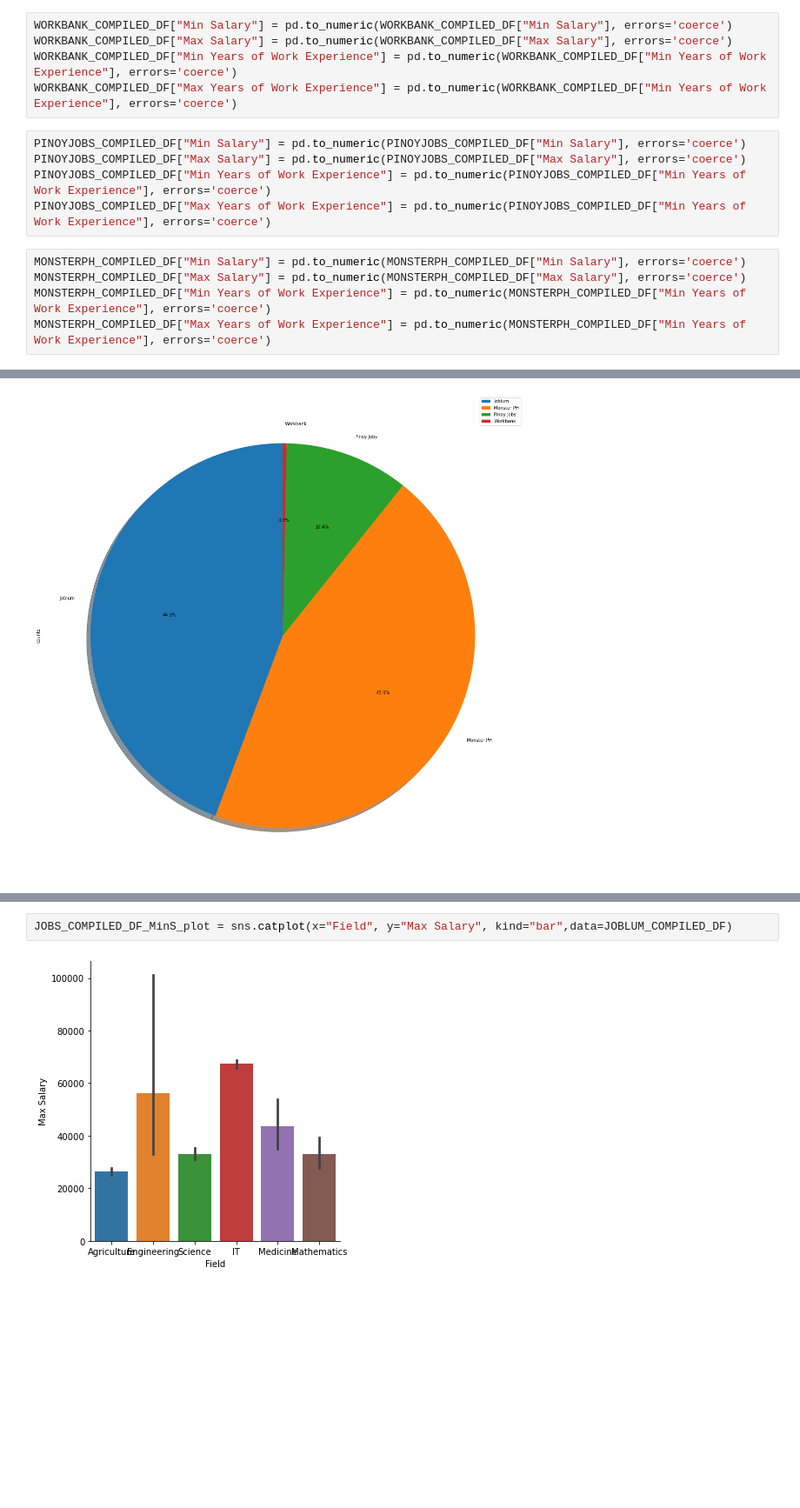
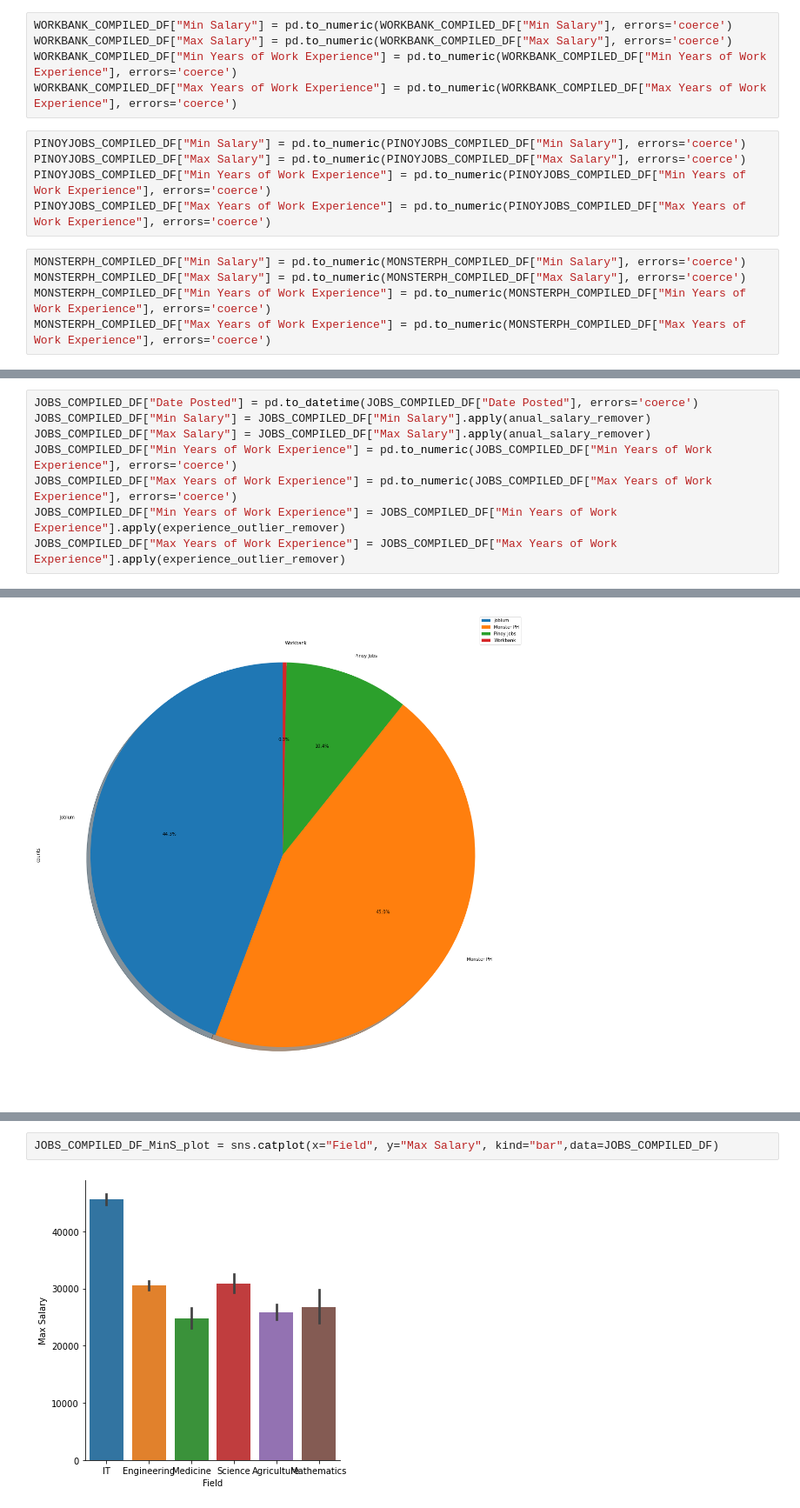
Before and after one commit to mcbsanchez/Trifacta-DATAPRE, a Jupyter notebook: MCO1/Trifacta_Jobs_Compiled.ipynb, the cells around one changed output, grey strips where cells are left out. Shown: that part at 87% size. Cells and saved outputs as stored; diff of their text form; blank space fills up the shorter version.

```diff
--- a/MCO1/Trifacta_Jobs_Compiled.ipynb
+++ b/MCO1/Trifacta_Jobs_Compiled.ipynb
@@ -5588,19 +5606,27 @@ JOBLUM_COMPILED_DF["Max Salary"] = pd.to_numeric(JOBLUM_COMPILED_DF["Max Salary"
 WORKBANK_COMPILED_DF["Min Salary"] = pd.to_numeric(WORKBANK_COMPILED_DF["Min Salary"], errors='coerce')
 WORKBANK_COMPILED_DF["Max Salary"] = pd.to_numeric(WORKBANK_COMPILED_DF["Max Salary"], errors='coerce')
 WORKBANK_COMPILED_DF["Min Years of Work Experience"] = pd.to_numeric(WORKBANK_COMPILED_DF["Min Years of Work Experience"], errors='coerce')
-WORKBANK_COMPILED_DF["Max Years of Work Experience"] = pd.to_numeric(WORKBANK_COMPILED_DF["Min Years of Work Experience"], errors='coerce')
+WORKBANK_COMPILED_DF["Max Years of Work Experience"] = pd.to_numeric(WORKBANK_COMPILED_DF["Max Years of Work Experience"], errors='coerce')
 # %%
 PINOYJOBS_COMPILED_DF["Min Salary"] = pd.to_numeric(PINOYJOBS_COMPILED_DF["Min Salary"], errors='coerce')
 PINOYJOBS_COMPILED_DF["Max Salary"] = pd.to_numeric(PINOYJOBS_COMPILED_DF["Max Salary"], errors='coerce')
 PINOYJOBS_COMPILED_DF["Min Years of Work Experience"] = pd.to_numeric(PINOYJOBS_COMPILED_DF["Min Years of Work Experience"], errors='coerce')
-PINOYJOBS_COMPILED_DF["Max Years of Work Experience"] = pd.to_numeric(PINOYJOBS_COMPILED_DF["Min Years of Work Experience"], errors='coerce')
+PINOYJOBS_COMPILED_DF["Max Years of Work Experience"] = pd.to_numeric(PINOYJOBS_COMPILED_DF["Max Years of Work Experience"], errors='coerce')
 # %%
 MONSTERPH_COMPILED_DF["Min Salary"] = pd.to_numeric(MONSTERPH_COMPILED_DF["Min Salary"], errors='coerce')
 MONSTERPH_COMPILED_DF["Max Salary"] = pd.to_numeric(MONSTERPH_COMPILED_DF["Max Salary"], errors='coerce')
 MONSTERPH_COMPILED_DF["Min Years of Work Experience"] = pd.to_numeric(MONSTERPH_COMPILED_DF["Min Years of Work Experience"], errors='coerce')
-MONSTERPH_COMPILED_DF["Max Years of Work Experience"] = pd.to_numeric(MONSTERPH_COMPILED_DF["Min Years of Work Experience"], errors='coerce')
+MONSTERPH_COMPILED_DF["Max Years of Work Experience"] = pd.to_numeric(MONSTERPH_COMPILED_DF["Max Years of Work Experience"], errors='coerce')
 # %%
 JOBS_COMPILED_DF = pd.concat([WORKBANK_COMPILED_DF, PINOYJOBS_COMPILED_DF, MONSTERPH_COMPILED_DF, JOBLUM_COMPILED_DF], join="inner", ignore_index=True, sort=False)
+# %%
+JOBS_COMPILED_DF["Date Posted"] = pd.to_datetime(JOBS_COMPILED_DF["Date Posted"], errors='coerce')
+JOBS_COMPILED_DF["Min Salary"] = JOBS_COMPILED_DF["Min Salary"].apply(anual_salary_remover)
+JOBS_COMPILED_DF["Max Salary"] = JOBS_COMPILED_DF["Max Salary"].apply(anual_salary_remover)
+JOBS_COMPILED_DF["Min Years of Work Experience"] = pd.to_numeric(JOBS_COMPILED_DF["Min Years of Work Experience"], errors='coerce')
+JOBS_COMPILED_DF["Max Years of Work Experience"] = pd.to_numeric(JOBS_COMPILED_DF["Max Years of Work Experience"], errors='coerce')
+JOBS_COMPILED_DF["Min Years of Work Experience"] = JOBS_COMPILED_DF["Min Years of Work Experience"].apply(experience_outlier_remover)
+JOBS_COMPILED_DF["Max Years of Work Experience"] = JOBS_COMPILED_DF["Max Years of Work Experience"].apply(experience_outlier_remover)
 # %%
 JOBS_COMPILED_DF.dtypes
 # %% [output]
@@ -5660,4 +5684,4 @@ JOBS_COMPILED_DF_MinS_plot = sns.catplot(x="Field", y="Min Salary", kind="bar",d
 # %%
-JOBS_COMPILED_DF_MinS_plot = sns.catplot(x="Field", y="Max Salary", kind="bar",data=JOBLUM_COMPILED_DF)
+JOBS_COMPILED_DF_MinS_plot = sns.catplot(x="Field", y="Max Salary", kind="bar",data=JOBS_COMPILED_DF)
 # %% [output]
-[figure, old version]
+[figure, new version]
```
Also changed, not shown: parts of 8 cells of this notebook.
